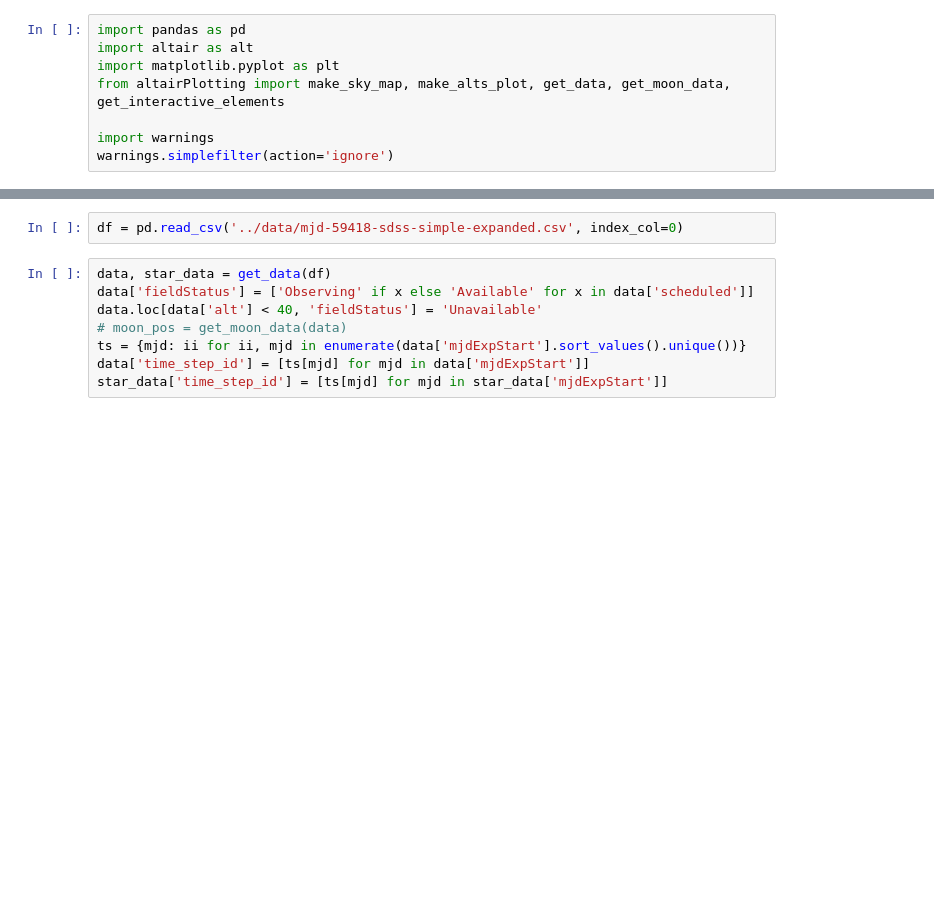
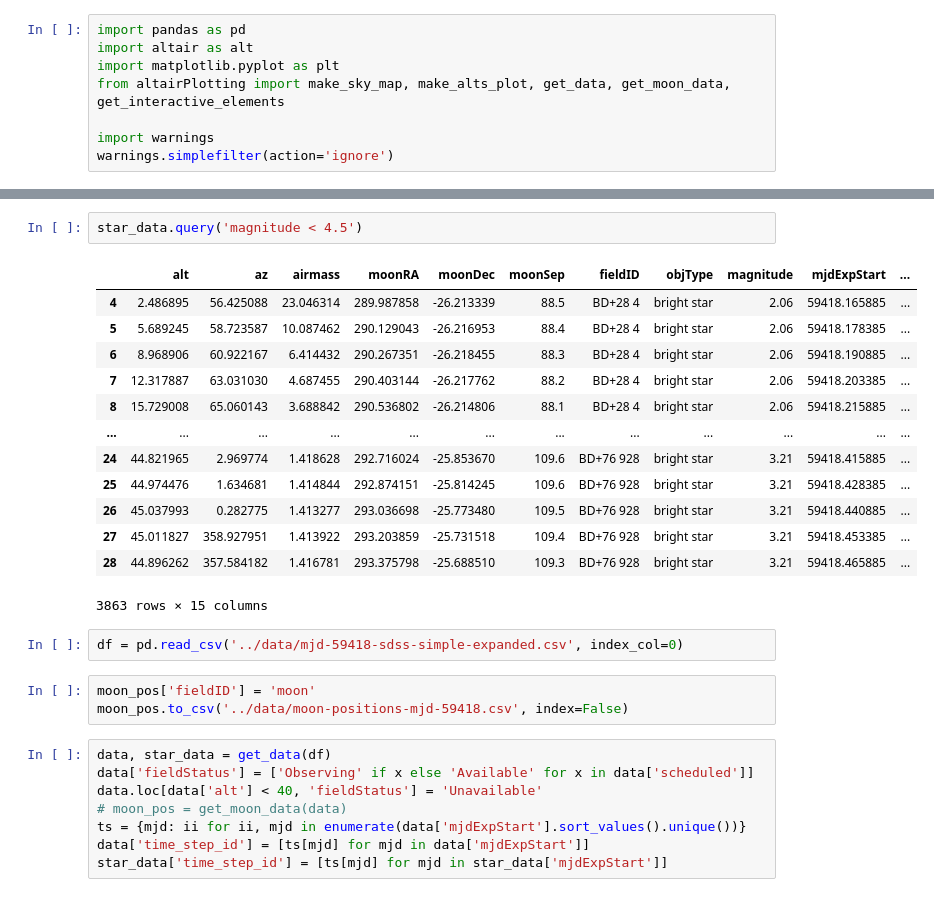
Before and after one commit to DinoBektesevic/DinoBektesevic.github.io, a Jupyter notebook: python/HW3_exploration.ipynb, the cells around one changed output, grey strips where cells are left out. Saved outputs shown, nothing was run; the diff lists cells and outputs as text; blank space fills up the shorter version.

```diff
--- a/python/HW3_exploration.ipynb
+++ b/python/HW3_exploration.ipynb
@@ -33,5 +38,24 @@ chart.save("altair_polished.html")
+# %%
+star_data.query('magnitude < 4.5')
+# %% [output]
+|  | alt | az | airmass | moonRA | moonDec | moonSep | fieldID | objType | magnitude | mjdExpStart | ... |
+| 4 | 2.486895 | 56.425088 | 23.046314 | 289.987858 | -26.213339 | 88.5 | BD+28 4 | bright star | 2.06 | 59418.165885 | ... |
+| 5 | 5.689245 | 58.723587 | 10.087462 | 290.129043 | -26.216953 | 88.4 | BD+28 4 | bright star | 2.06 | 59418.178385 | ... |
+| 6 | 8.968906 | 60.922167 | 6.414432 | 290.267351 | -26.218455 | 88.3 | BD+28 4 | bright star | 2.06 | 59418.190885 | ... |
+| 7 | 12.317887 | 63.031030 | 4.687455 | 290.403144 | -26.217762 | 88.2 | BD+28 4 | bright star | 2.06 | 59418.203385 | ... |
+| 8 | 15.729008 | 65.060143 | 3.688842 | 290.536802 | -26.214806 | 88.1 | BD+28 4 | bright star | 2.06 | 59418.215885 | ... |
+| ... | ... | ... | ... | ... | ... | ... | ... | ... | ... | ... | ... |
+| 24 | 44.821965 | 2.969774 | 1.418628 | 292.716024 | -25.853670 | 109.6 | BD+76 928 | bright star | 3.21 | 59418.415885 | ... |
+| 25 | 44.974476 | 1.634681 | 1.414844 | 292.874151 | -25.814245 | 109.6 | BD+76 928 | bright star | 3.21 | 59418.428385 | ... |
+| 26 | 45.037993 | 0.282775 | 1.413277 | 293.036698 | -25.773480 | 109.5 | BD+76 928 | bright star | 3.21 | 59418.440885 | ... |
+| 27 | 45.011827 | 358.927951 | 1.413922 | 293.203859 | -25.731518 | 109.4 | BD+76 928 | bright star | 3.21 | 59418.453385 | ... |
+| 28 | 44.896262 | 357.584182 | 1.416781 | 293.375798 | -25.688510 | 109.3 | BD+76 928 | bright star | 3.21 | 59418.465885 | ... |
+3863 rows × 15 columns
 # %%
 df = pd.read_csv('../data/mjd-59418-sdss-simple-expanded.csv', index_col=0)
+# %%
+moon_pos['fieldID'] = 'moon'
+moon_pos.to_csv('../data/moon-positions-mjd-59418.csv', index=False)
 # %%
 data, star_data = get_data(df)
 data['fieldStatus'] = ['Observing' if x else 'Available' for x in data['scheduled']]
```
Also changed, not shown: parts of 9 cells of this notebook, 3 other files.
